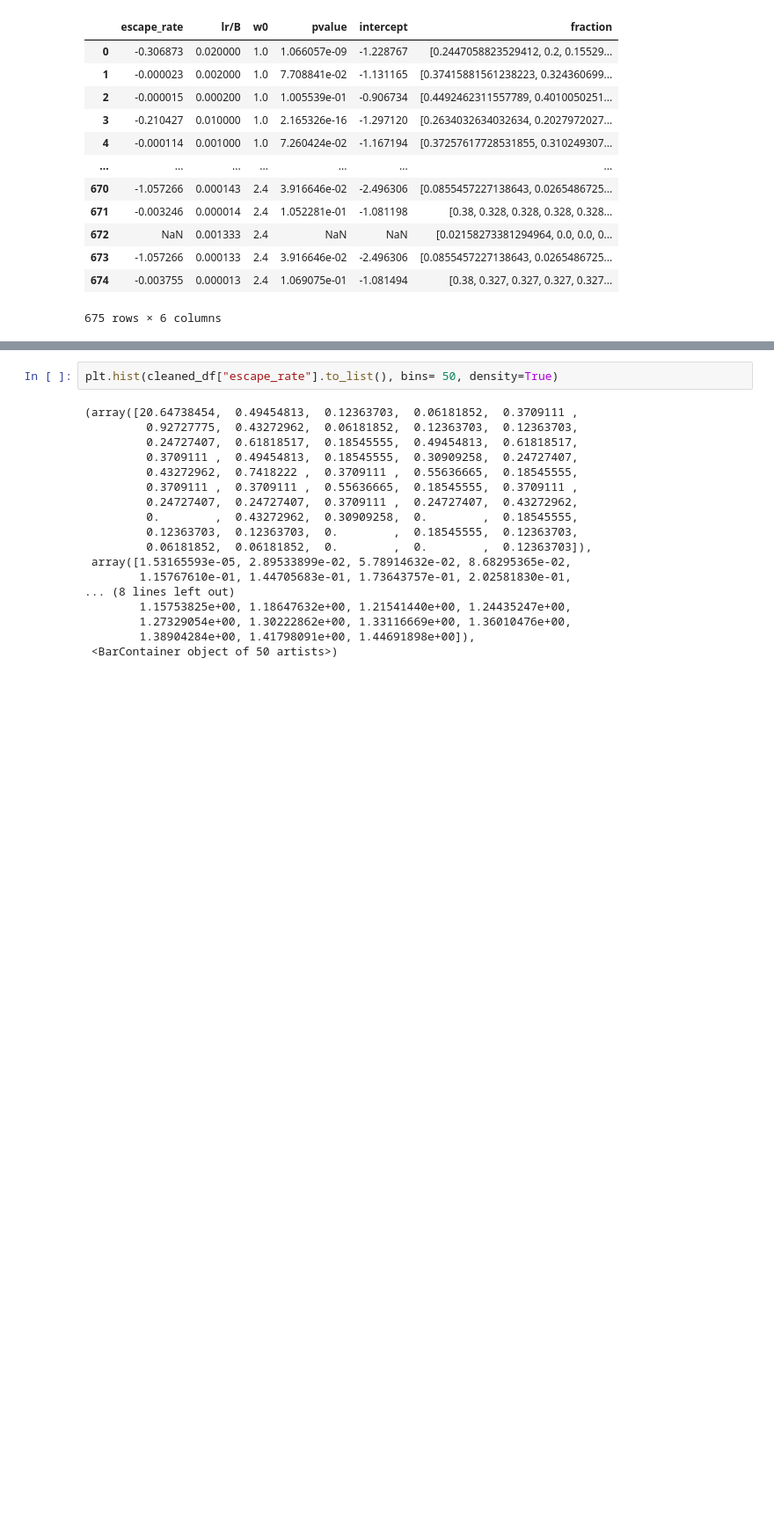
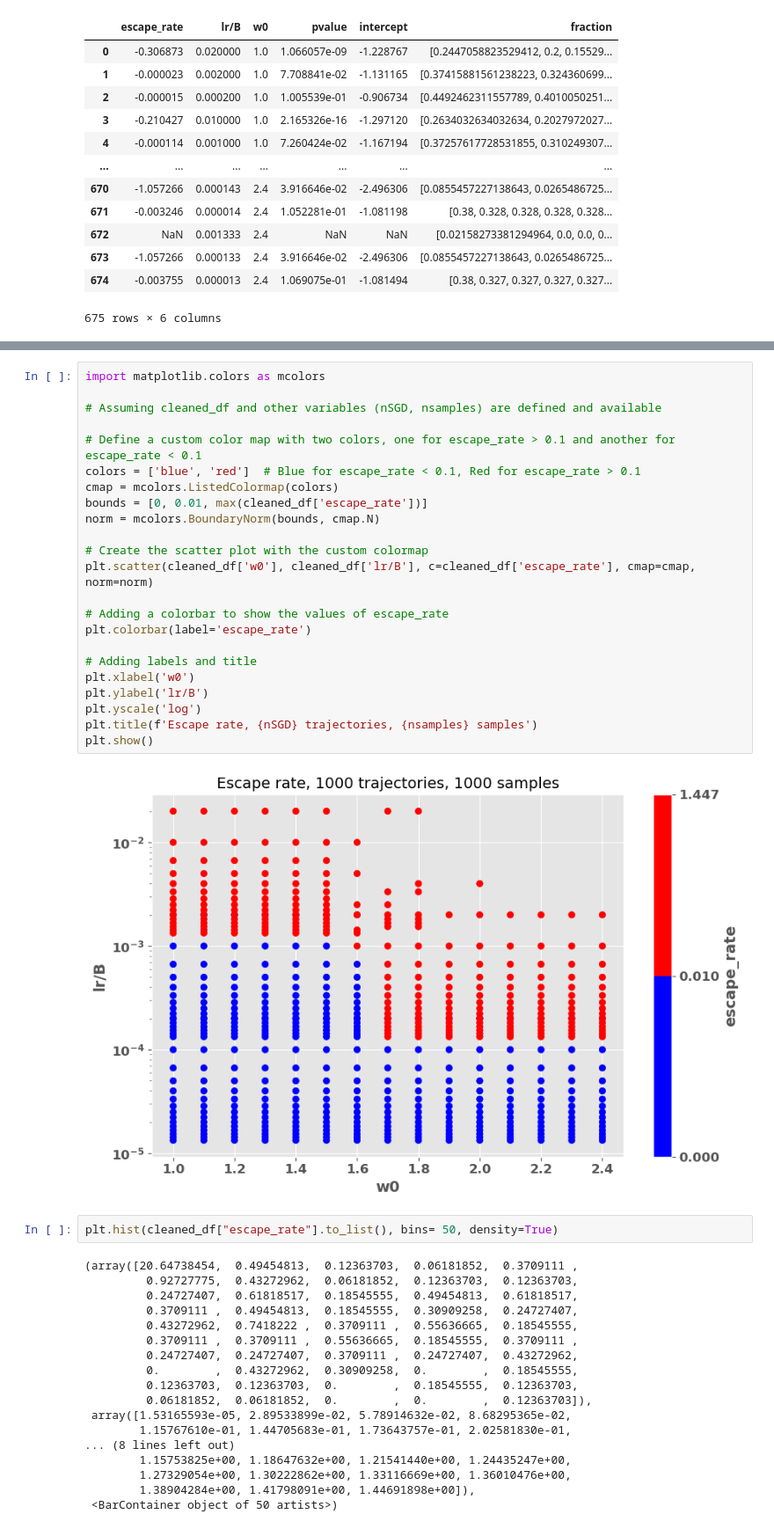
Before and after one commit to gcorlouer/SLTforSGD, a Jupyter notebook: notebooks/phase_diagram.ipynb, the cells around one changed output, grey strips where cells are left out. Shown at 88% size. Saved outputs shown, nothing was run; the diff lists cells and outputs as text; blank space fills up the shorter version.

```diff
--- a/notebooks/phase_diagram.ipynb
+++ b/notebooks/phase_diagram.ipynb
@@ -137,3 +172,28 @@ plt.show()
+# %%
+import matplotlib.colors as mcolors
+
+# Assuming cleaned_df and other variables (nSGD, nsamples) are defined and available
+
+# Define a custom color map with two colors, one for escape_rate > 0.1 and another for escape_rate < 0.1
+colors = ['blue', 'red']  # Blue for escape_rate < 0.1, Red for escape_rate > 0.1
+cmap = mcolors.ListedColormap(colors)
+bounds = [0, 0.01, max(cleaned_df['escape_rate'])]
+norm = mcolors.BoundaryNorm(bounds, cmap.N)
+
+# Create the scatter plot with the custom colormap
+plt.scatter(cleaned_df['w0'], cleaned_df['lr/B'], c=cleaned_df['escape_rate'], cmap=cmap, norm=norm)
+
+# Adding a colorbar to show the values of escape_rate
+plt.colorbar(label='escape_rate')
+
+# Adding labels and title
+plt.xlabel('w0')
+plt.ylabel('lr/B')
+plt.yscale('log')
+plt.title(f'Escape rate, {nSGD} trajectories, {nsamples} samples')
+plt.show()
+# %% [output]
+[figure, added]
 # %%
 plt.hist(cleaned_df["escape_rate"].to_list(), bins= 50, density=True)
 # %% [output]
```
Also changed, not shown: parts of 5 cells of this notebook.
